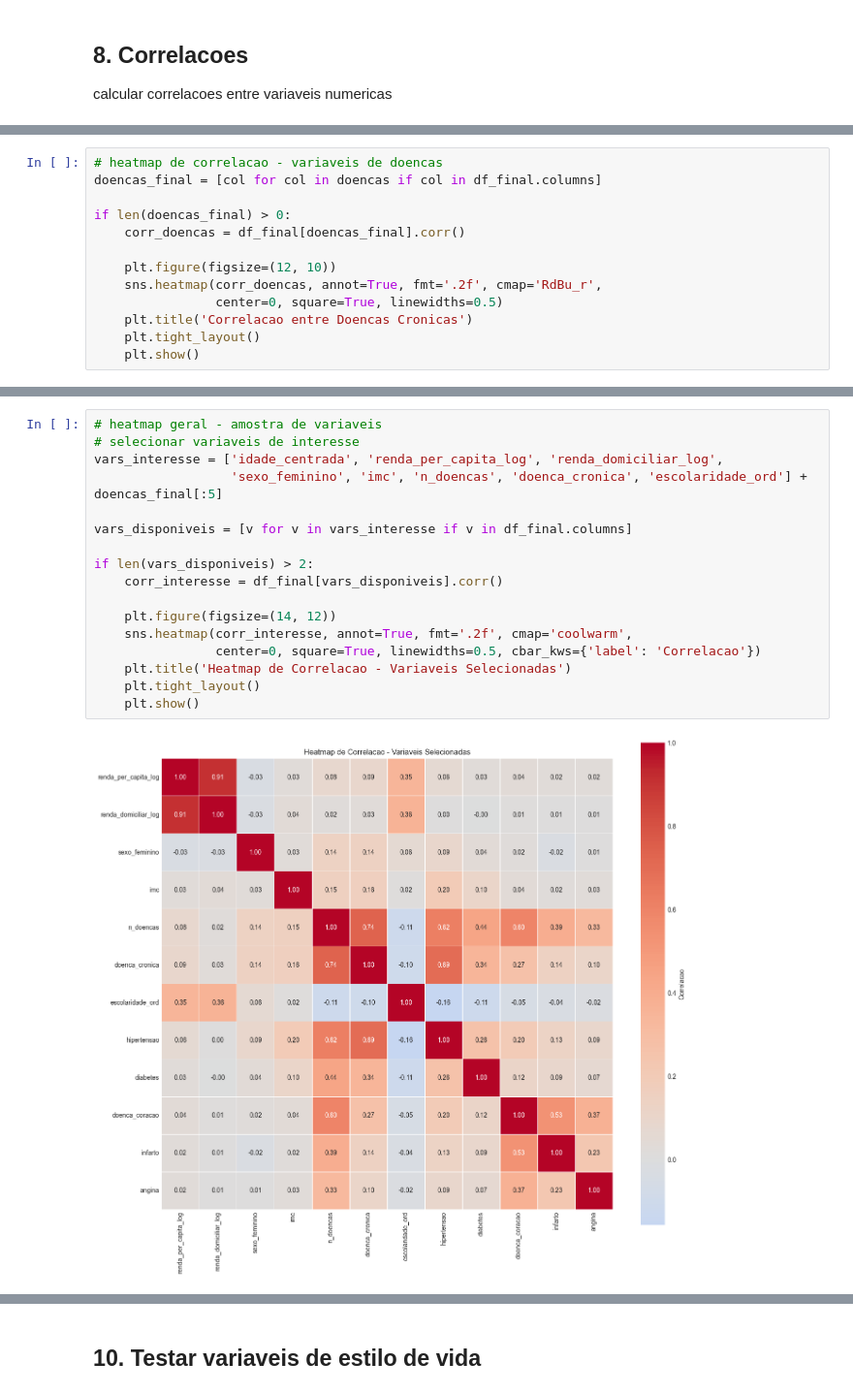
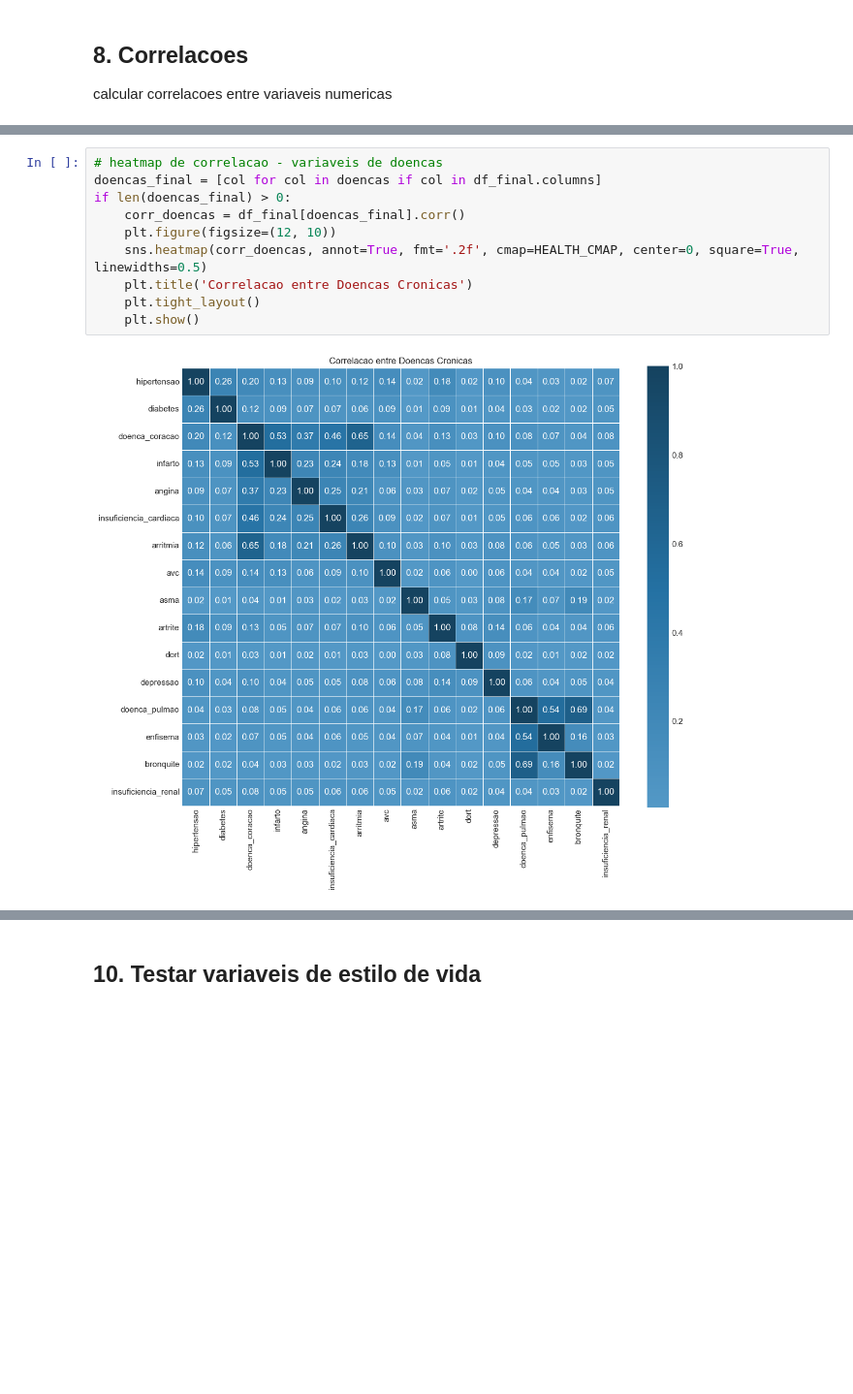
Before and after one commit to joaovictorwg/pns-dss-ncd-ml, a Jupyter notebook: notebooks/analise_exploratoria.ipynb, the cells around one changed output, grey strips where cells are left out. Shown at 97% size. Cells and saved outputs as stored; diff of their text form; blank space fills up the shorter version.

```diff
--- a/notebooks/analise_exploratoria.ipynb
+++ b/notebooks/analise_exploratoria.ipynb
@@ -776,13 +866,0 @@ dtype: float64
-# %%
-# heatmap de correlacao - variaveis de doencas
-doencas_final = [col for col in doencas if col in df_final.columns]
-
-if len(doencas_final) > 0:
-    corr_doencas = df_final[doencas_final].corr()
-
-    plt.figure(figsize=(12, 10))
-    sns.heatmap(corr_doencas, annot=True, fmt='.2f', cmap='RdBu_r',
-                center=0, square=True, linewidths=0.5)
-    plt.title('Correlacao entre Doencas Cronicas')
-    plt.tight_layout()
-    plt.show()
@@ -791,19 +867,12 @@ if len(doencas_final) > 0:
 # %%
-# heatmap geral - amostra de variaveis
-# selecionar variaveis de interesse
-vars_interesse = ['idade_centrada', 'renda_per_capita_log', 'renda_domiciliar_log',
-                  'sexo_feminino', 'imc', 'n_doencas', 'doenca_cronica', 'escolaridade_ord'] + doencas_final[:5]
-
-vars_disponiveis = [v for v in vars_interesse if v in df_final.columns]
-
-if len(vars_disponiveis) > 2:
-    corr_interesse = df_final[vars_disponiveis].corr()
-
-    plt.figure(figsize=(14, 12))
-    sns.heatmap(corr_interesse, annot=True, fmt='.2f', cmap='coolwarm',
-                center=0, square=True, linewidths=0.5, cbar_kws={'label': 'Correlacao'})
-    plt.title('Heatmap de Correlacao - Variaveis Selecionadas')
+# heatmap de correlacao - variaveis de doencas
+doencas_final = [col for col in doencas if col in df_final.columns]
+if len(doencas_final) > 0:
+    corr_doencas = df_final[doencas_final].corr()
+    plt.figure(figsize=(12, 10))
+    sns.heatmap(corr_doencas, annot=True, fmt='.2f', cmap=HEALTH_CMAP, center=0, square=True, linewidths=0.5)
+    plt.title('Correlacao entre Doencas Cronicas')
     plt.tight_layout()
     plt.show()
 # %% [output]
-[figure, old version]
+[figure, new version]
```
Also changed, not shown: parts of 77 cells of this notebook, 58 other files.
